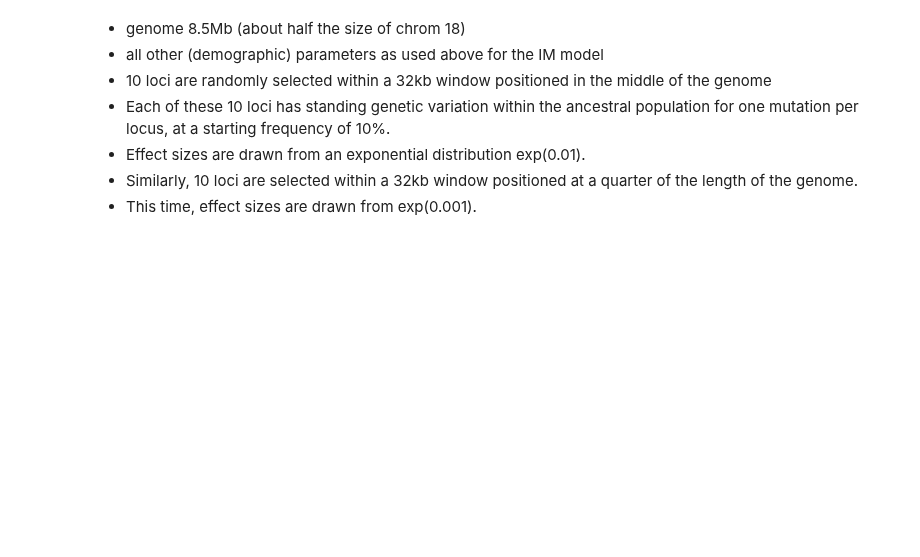
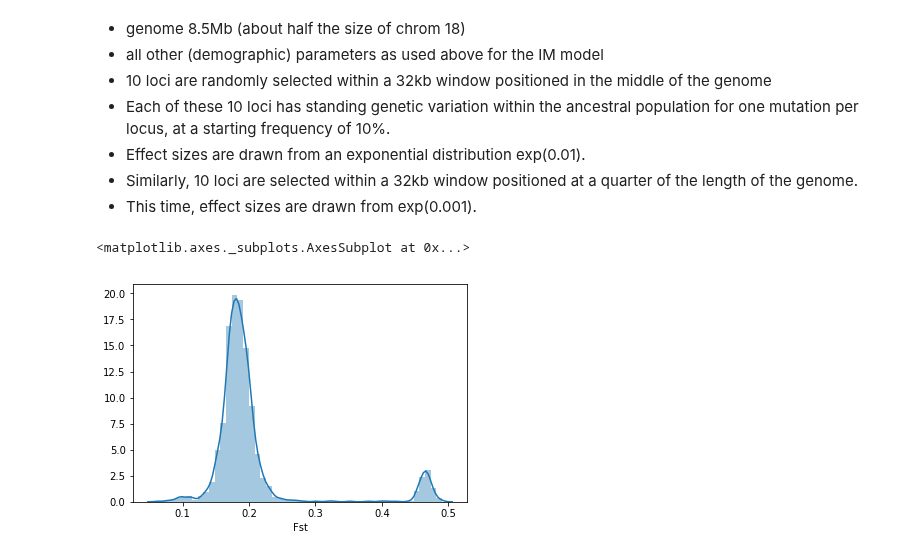
Before and after one commit to DRL/SMBE-SGE-2019, a Jupyter notebook: Session_2/Fst_short_chuncks/simulating_windowise_Fst_KL .ipynb, the cells around one changed output. Saved outputs shown, nothing was run; the diff lists cells and outputs as text; code cells hidden in the pictures; blank space fills up the shorter version.

```diff
--- a/Session_2/Fst_short_chuncks/simulating_windowise_Fst_KL .ipynb
+++ b/Session_2/Fst_short_chuncks/simulating_windowise_Fst_KL .ipynb
@@ -482,6 +545,19 @@ Once you have written a forward-in-time simulation script, this is the workflow
 * Effect sizes are drawn from an exponential distribution exp(0.01).
 * Similarly, 10 loci are selected within a 32kb window positioned at a quarter of the length of the genome.
 * This time, effect sizes are drawn from exp(0.001).
+# %%
+one_RecHet_replicate = dRecHet[dRecHet['replicate']==np.random.randint(low=0, high=60)]
+one_RecHet_replicate.drop(one_RecHet_replicate.columns[[-1]], axis=1, inplace=True)
+selection = pd.read_csv('slim_Fst_100loci.csv', index_col=0)
+sel_df = pd.concat([one_RecHet_replicate, selection])
+# %%
+#if we want the plot not to be bimodal, we will have to run a bunch of replicates with selection
+# coeffients in between zero and the value I usede (exp(0.01), 100 loci)
+
+sns.distplot(sel_df['Fst'])
+# %% [output]
+<matplotlib.axes._subplots.AxesSubplot at 0x...>
+[figure, added]
 # %%
 #results (code is temporary, results are not there yet)
 #Fst distribution
```
Also changed, not shown: parts of 48 cells of this notebook, 2 other files.
